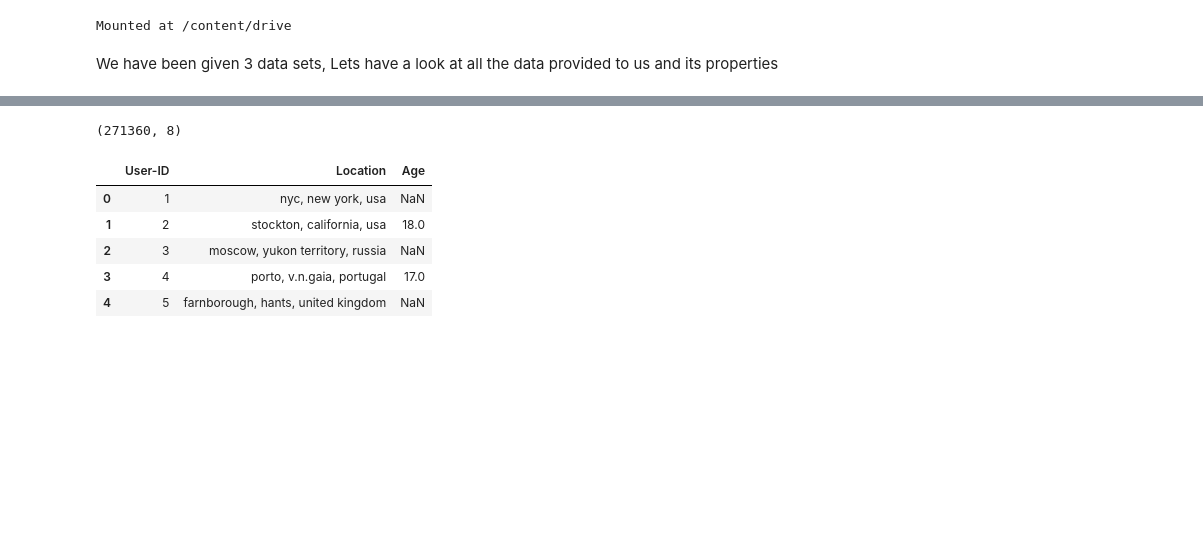
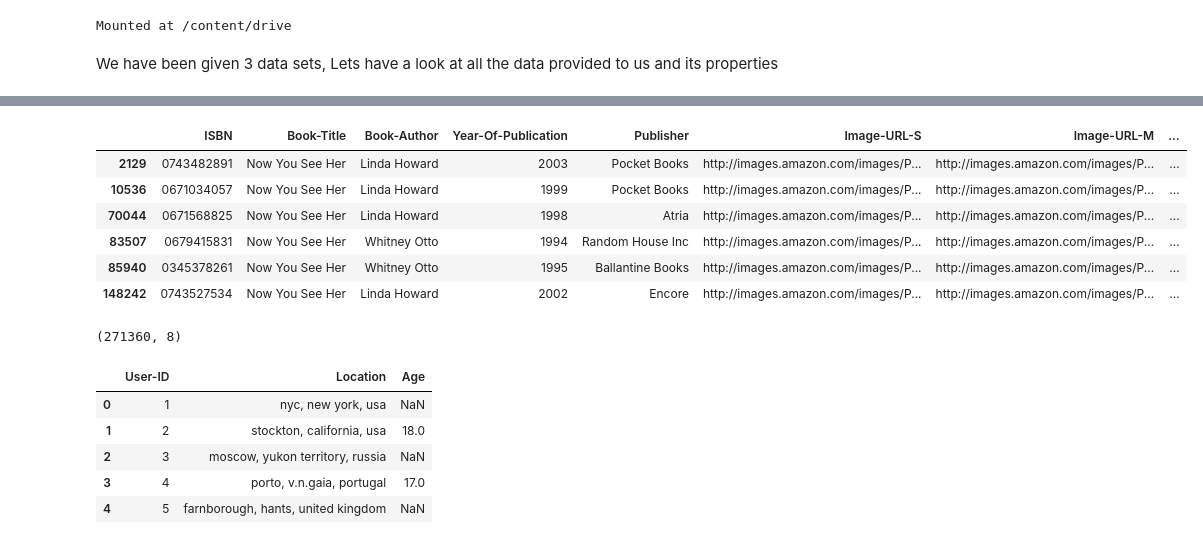
Before and after one commit to Ayushman0Singh/BookRecommendationSystem, a Jupyter notebook: BookRecomendation.ipynb, the cells around one changed output, grey strips where cells are left out. Cells and saved outputs as stored; diff of their text form; code cells hidden in the pictures; blank space fills up the shorter version.

```diff
--- a/BookRecomendation.ipynb
+++ b/BookRecomendation.ipynb
@@ -35,6 +35,16 @@ books.head(4) # checking the head and columns
 | 1 | 0002005018 | Clara Callan | Richard Bruce Wright | 2001 | HarperFlamingo Canada | http://images.amazon.com/images/P... | http://images.amazon.com/images/P... | ... |
 | 2 | 0060973129 | Decision in Normandy | Carlo D'Este | 1991 | HarperPerennial | http://images.amazon.com/images/P... | http://images.amazon.com/images/P... | ... |
 | 3 | 0374157065 | Flu: The Story of the Great Influ... | Gina Bari Kolata | 1999 | Farrar Straus Giroux | http://images.amazon.com/images/P... | http://images.amazon.com/images/P... | ... |
+# %%
+books[books['Book-Title'] == 'Now You See Her']
+# %% [output]
+|  | ISBN | Book-Title | Book-Author | Year-Of-Publication | Publisher | Image-URL-S | Image-URL-M | ... |
+| 2129 | 0743482891 | Now You See Her | Linda Howard | 2003 | Pocket Books | http://images.amazon.com/images/P... | http://images.amazon.com/images/P... | ... |
+| 10536 | 0671034057 | Now You See Her | Linda Howard | 1999 | Pocket Books | http://images.amazon.com/images/P... | http://images.amazon.com/images/P... | ... |
+| 70044 | 0671568825 | Now You See Her | Linda Howard | 1998 | Atria | http://images.amazon.com/images/P... | http://images.amazon.com/images/P... | ... |
+| 83507 | 0679415831 | Now You See Her | Whitney Otto | 1994 | Random House Inc | http://images.amazon.com/images/P... | http://images.amazon.com/images/P... | ... |
+| 85940 | 0345378261 | Now You See Her | Whitney Otto | 1995 | Ballantine Books | http://images.amazon.com/images/P... | http://images.amazon.com/images/P... | ... |
+| 148242 | 0743527534 | Now You See Her | Linda Howard | 2002 | Encore | http://images.amazon.com/images/P... | http://images.amazon.com/images/P... | ... |
 # %%
 #dimensions of book dataframe
 books.shape
```
Also changed, not shown: parts of 7 cells of this notebook.
